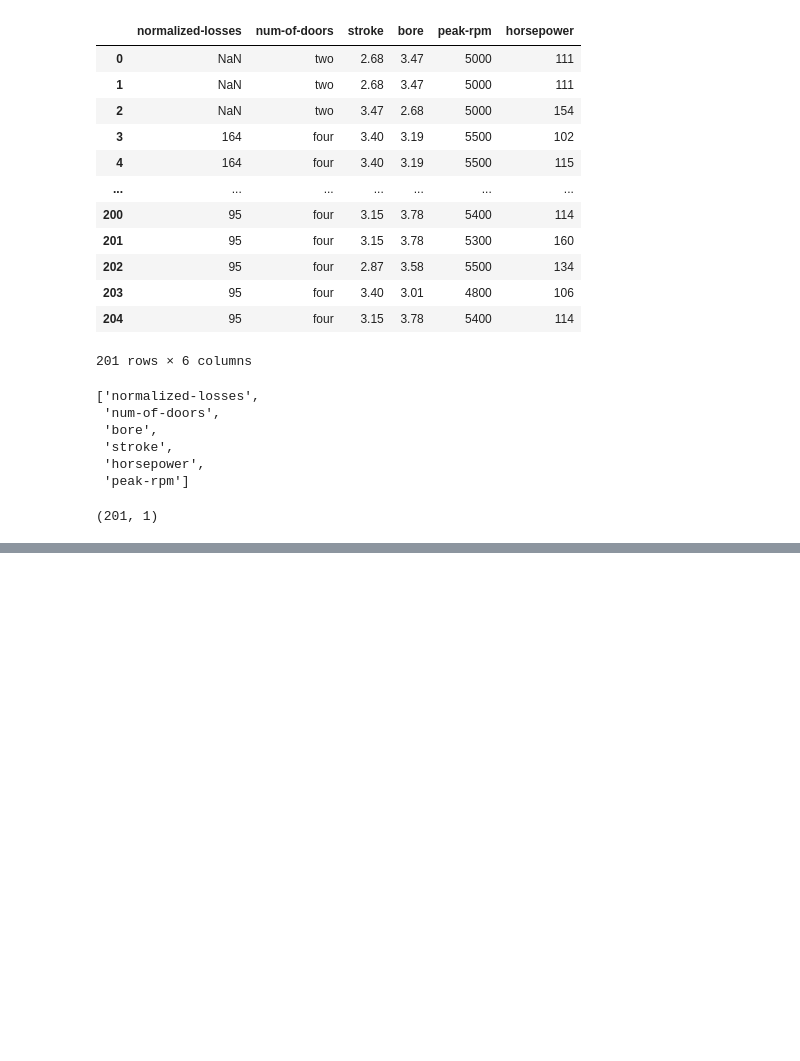
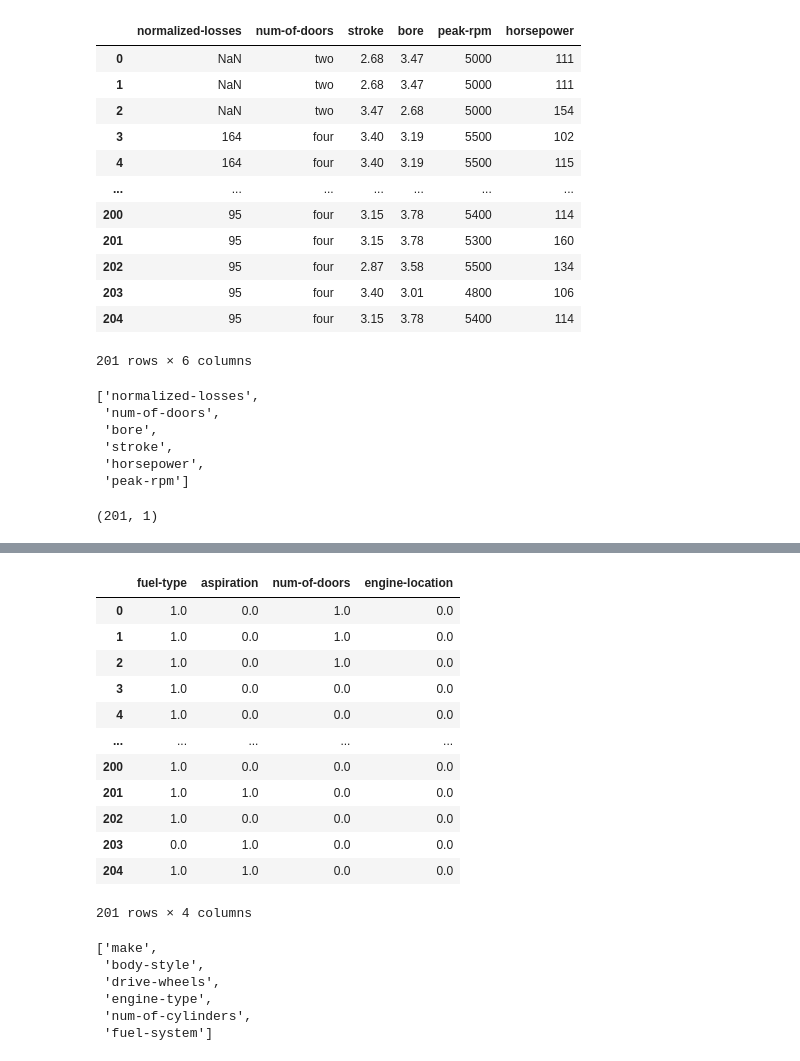
Before and after one commit to bhardwajexploit/Ml-course-digipodium, a Jupyter notebook: Preprocessing/example.ipynb, the cells around one changed output, grey strips where cells are left out. Saved outputs shown, nothing was run; the diff lists cells and outputs as text; code cells hidden in the pictures; blank space fills up the shorter version.

```diff
--- a/Preprocessing/example.ipynb
+++ b/Preprocessing/example.ipynb
@@ -142,0 +147,12 @@ dtype: int64
+# %%
+ord_cols=[]
+hot_en_cols=[]
+for col in df[cat_cols]:
+    count=df[col].nunique()
+    if count<=2:
+        ord_cols.append(col)
+    else:
+        hot_en_cols.append(col)
+        print(f'{col},{count}')
+print(ord_cols)
+print(hot_en_cols)
@@ -142,0 +168,27 @@ dtype: int64
+# %%
+ordEnc=OrdinalEncoder()
+df[ord_cols]=ordEnc.fit_transform(df[ord_cols])
+df[ord_cols]
+# %% [output]
+|  | fuel-type | aspiration | num-of-doors | engine-location |
+| 0 | 1.0 | 0.0 | 1.0 | 0.0 |
+| 1 | 1.0 | 0.0 | 1.0 | 0.0 |
+| 2 | 1.0 | 0.0 | 1.0 | 0.0 |
+| 3 | 1.0 | 0.0 | 0.0 | 0.0 |
+| 4 | 1.0 | 0.0 | 0.0 | 0.0 |
+| ... | ... | ... | ... | ... |
+| 200 | 1.0 | 0.0 | 0.0 | 0.0 |
+| 201 | 1.0 | 1.0 | 0.0 | 0.0 |
+| 202 | 1.0 | 0.0 | 0.0 | 0.0 |
+| 203 | 0.0 | 1.0 | 0.0 | 0.0 |
+| 204 | 1.0 | 1.0 | 0.0 | 0.0 |
+201 rows × 4 columns
+# %%
+hot_en_cols
+# %% [output]
+['make',
+ 'body-style',
+ 'drive-wheels',
+ 'engine-type',
+ 'num-of-cylinders',
+ 'fuel-system']
```
Also changed, not shown: parts of 18 cells of this notebook.
